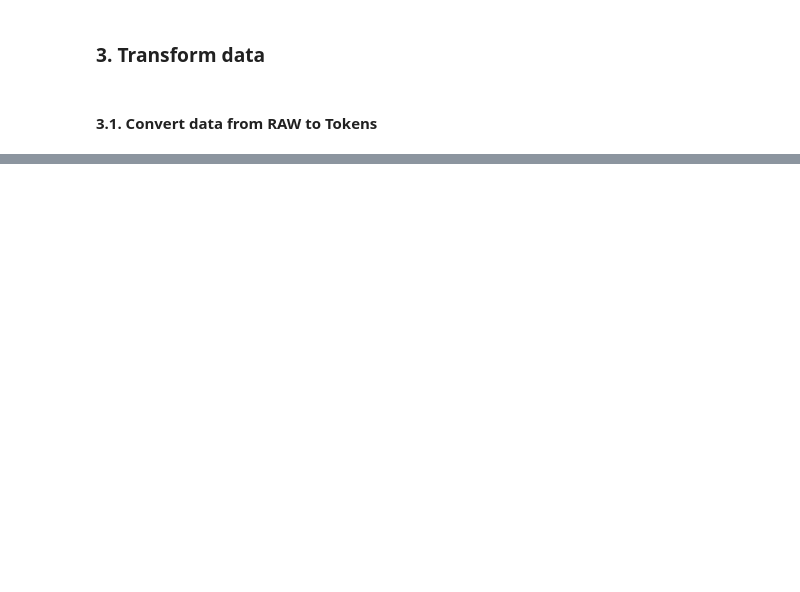
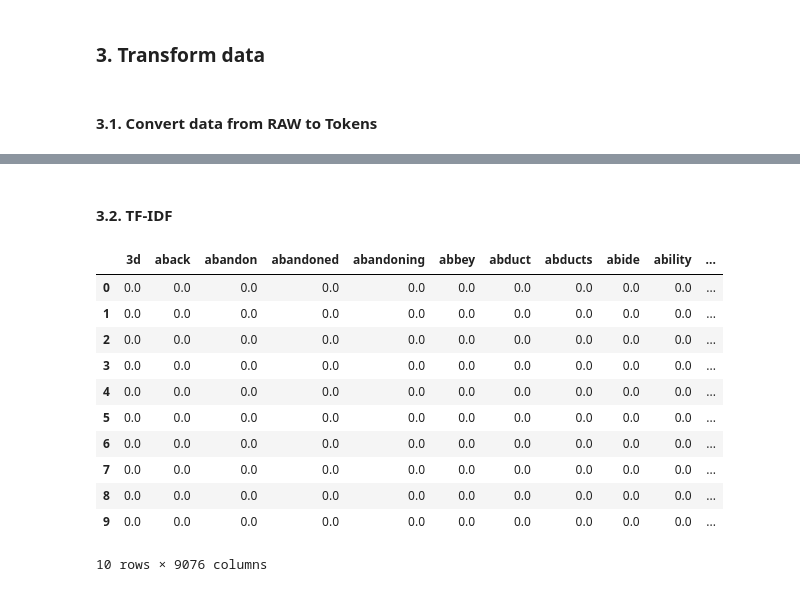
Before and after one commit to VanNguyen-Mia/DataProject02_NLP_MovieReview, a Jupyter notebook: notebooks/research.ipynb, the cells around one changed output, grey strips where cells are left out. Saved outputs shown, nothing was run; the diff lists cells and outputs as text; code cells hidden in the pictures; blank space fills up the shorter version.

```diff
--- a/notebooks/research.ipynb
+++ b/notebooks/research.ipynb
@@ -113,13 +116,14 @@ def convert_tokens(rawtext, verbose):
 
     # 6. Define transfer tag function:
     def transfer_tag(treebank_tag):
-        if treebank_tag.startswith('j') or treebank_tag.startswith('J'):
+        treebank_tag = treebank_tag.lower()
+        if treebank_tag.startswith('j'):
             return "a"
-        elif treebank_tag.startswith('v') or treebank_tag.startswith('V'):
+        elif treebank_tag.startswith('v'):
             return "v"
-        elif treebank_tag.startswith('n') or treebank_tag.startswith('N'):
+        elif treebank_tag.startswith('n'):
             return 'n'
-        elif treebank_tag.startswith('r') or treebank_tag.startswith('R'):
+        elif treebank_tag.startswith('r'):
             return 'r'
         else:
             return 'n'
@@ -148,12 +152,12 @@ def convert_tokens(rawtext, verbose):
 
     return rmnb_token_words
 # %%
-df_handle = df.copy()
-[n, d] = df_handle.shape
-df_handle['tokens'] = ['']*n
+df_tokenized = df.copy()
+[n, d] = df_tokenized.shape
+df_tokenized['tokens'] = ['']*n
 
-for index, row in df_handle.iterrows():
-    df_handle['tokens'].iloc[index] = convert_tokens(row['content'], verbose = False)
+for index, row in df_tokenized.iterrows():
+    df_tokenized['tokens'].iloc[index] = convert_tokens(row['content'], verbose = False)
 
-df_handle.head(10)
+df_tokenized.head(10)
 # %% [output]
@@ -163,0 +192,26 @@ LookupError:
+# %% [markdown]
+#### 3.2. TF-IDF
+# %%
+from sklearn.feature_extraction.text import TfidfVectorizer
+tfidf_vectorizer = TfidfVectorizer(norm=None)
+list_contents = []
+for index, row in df_tokenized.iterrows():
+    list_contents.append(" ".join(row.tokens))
+
+tfidf_matrix = tfidf_vectorizer.fit_transform(list_contents)
+df_tfidf = pd.DataFrame(tfidf_matrix.toarray(), columns=[tfidf_vectorizer.get_feature_names_out()])
+
+df_tfidf.head(10)
+# %% [output]
+|  | 3d | aback | abandon | abandoned | abandoning | abbey | abduct | abducts | abide | ability | ... |
+| 0 | 0.0 | 0.0 | 0.0 | 0.0 | 0.0 | 0.0 | 0.0 | 0.0 | 0.0 | 0.0 | ... |
+| 1 | 0.0 | 0.0 | 0.0 | 0.0 | 0.0 | 0.0 | 0.0 | 0.0 | 0.0 | 0.0 | ... |
+| 2 | 0.0 | 0.0 | 0.0 | 0.0 | 0.0 | 0.0 | 0.0 | 0.0 | 0.0 | 0.0 | ... |
+| 3 | 0.0 | 0.0 | 0.0 | 0.0 | 0.0 | 0.0 | 0.0 | 0.0 | 0.0 | 0.0 | ... |
+| 4 | 0.0 | 0.0 | 0.0 | 0.0 | 0.0 | 0.0 | 0.0 | 0.0 | 0.0 | 0.0 | ... |
+| 5 | 0.0 | 0.0 | 0.0 | 0.0 | 0.0 | 0.0 | 0.0 | 0.0 | 0.0 | 0.0 | ... |
+| 6 | 0.0 | 0.0 | 0.0 | 0.0 | 0.0 | 0.0 | 0.0 | 0.0 | 0.0 | 0.0 | ... |
+| 7 | 0.0 | 0.0 | 0.0 | 0.0 | 0.0 | 0.0 | 0.0 | 0.0 | 0.0 | 0.0 | ... |
+| 8 | 0.0 | 0.0 | 0.0 | 0.0 | 0.0 | 0.0 | 0.0 | 0.0 | 0.0 | 0.0 | ... |
+| 9 | 0.0 | 0.0 | 0.0 | 0.0 | 0.0 | 0.0 | 0.0 | 0.0 | 0.0 | 0.0 | ... |
+10 rows × 9076 columns
```
Also changed, not shown: parts of 3 cells of this notebook.
